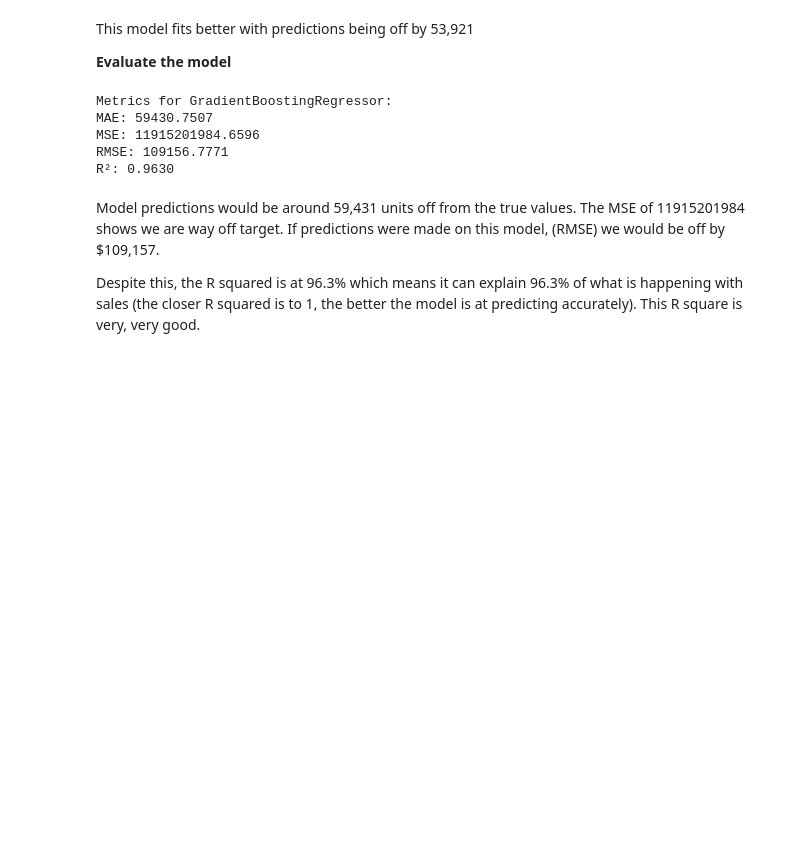
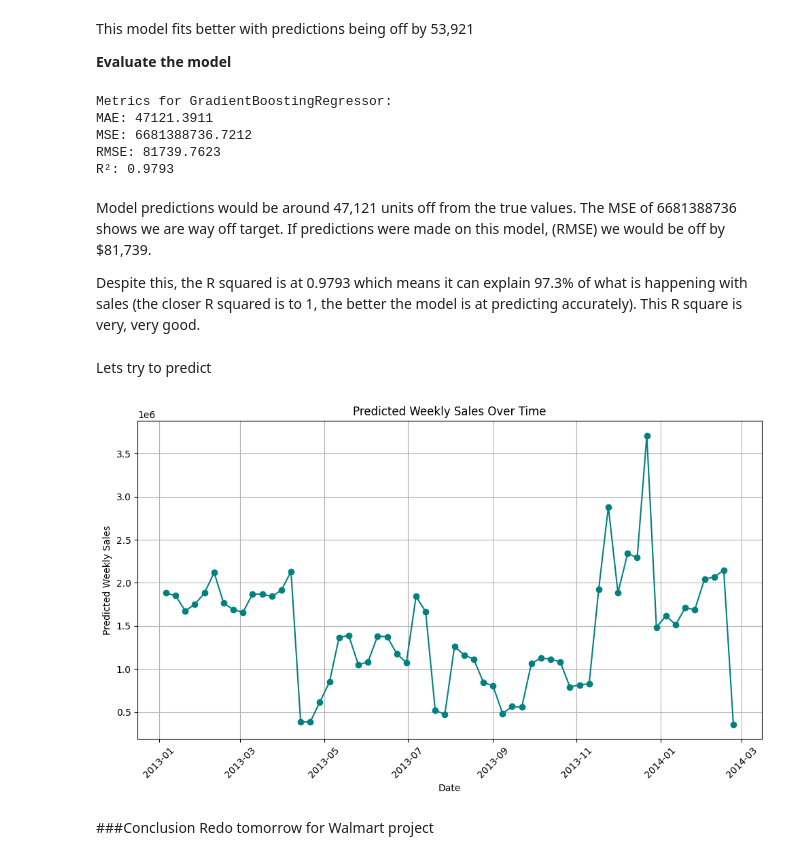
Before and after one commit to klbailey/ADA, a Jupyter notebook: Walmart_Demand_Forecasting_Final_Project_2ipynb.ipynb, the cells around one changed output. Saved outputs shown, nothing was run; the diff lists cells and outputs as text; code cells hidden in the pictures; blank space fills up the shorter version.

Commit message:
Walmart Demand Forecasting Final Project 2

```diff
--- a/Walmart_Demand_Forecasting_Final_Project_2ipynb.ipynb
+++ b/Walmart_Demand_Forecasting_Final_Project_2ipynb.ipynb
@@ -786,6 +785,12 @@ This model fits better with predictions being off by 53,921
 
 **Evaluate the model**
 # %%
+# Extract the best model from RandomizedSearchCV
+best_gbr = random_search.best_estimator_
+
+# Make predictions on the test set
+y_pred = best_gbr.predict(X_test)
+
 # Calculate MAE, MSE, RMSE
 mae = mean_absolute_error(y_test, y_pred)
 mse = mean_squared_error(y_test, y_pred)
@@ -802,11 +807,65 @@ print(f"RMSE: {rmse:.4f}")
 print(f"R²: {r2:.4f}")
 # %% [output]
 Metrics for GradientBoostingRegressor:
-MAE: 59430.7507
-MSE: 11915201984.6596
-RMSE: 109156.7771
-R²: 0.9630
+MAE: 47121.3911
+MSE: 6681388736.7212
+RMSE: 81739.7623
+R²: 0.9793
 # %% [markdown]
-Model predictions would be around 59,431 units off from the true values. The MSE of 11915201984 shows we are way off target. If predictions were made on this model, (RMSE) we would be off by $109,157.
+Model predictions would be around 47,121 units off from the true values. The MSE of 6681388736 shows we are way off target. If predictions were made on this model, (RMSE) we would be off by $81,739.
 
-Despite this, the R squared is at 96.3% which means it can explain 96.3% of what is happening with sales (the closer R squared is to 1, the better the model is at predicting accurately). This R square is very, very good.
+Despite this, the R squared is at 0.9793 which means it can explain 97.3% of what is happening with sales (the closer R squared is to 1, the better the model is at predicting accurately). This R square is very, very good.
+# %% [markdown]
+Lets try to predict
+# %%
+import pandas as pd
+import numpy as np
+from sklearn.ensemble import GradientBoostingRegressor
+
+# Define features used in training
+selected_features = ['Store', 'CPI', 'Unemployment', 'Month', 'WeekOfYear']
+
+# Define average values for economic indicators for future predictions
+average_cpi = df['CPI'].mean()
+average_unemployment = df['Unemployment'].mean()
+average_month = df['Month'].mean()
+average_week_of_year = df['WeekOfYear'].mean()
+
+# Define the start date for future predictions
+start_date = pd.Timestamp('2013-01-01')
+
+# Generate future dates for 3-5 years
+future_dates = pd.date_range(start=start_date, periods=60, freq='W')
+
+# Create future_data DataFrame
+future_data = pd.DataFrame({
+    'Date': future_dates,
+    'Store': np.tile(np.arange(1, 46), len(future_dates) // 45 + 1)[:len(future_dates)],  # Repeat store numbers for future dates
+    'CPI': np.tile(average_cpi, len(future_dates)),
+    'Unemployment': np.tile(average_unemployment, len(future_dates)),
+    'Month': future_dates.month,
+    'WeekOfYear': future_dates.isocalendar().week
+})
+
+# Predict weekly sales for future_data using the best model
+predicted_sales = best_gbr.predict(future_data[selected_features])
+
+# Add predicted sales to future_data DataFrame
+future_data['Predicted_Weekly_Sales'] = predicted_sales
+
+# Optional: Plot predicted weekly sales over time
+import matplotlib.pyplot as plt
+
+plt.figure(figsize=(10, 6))
+plt.plot(future_data['Date'], future_data['Predicted_Weekly_Sales'], color='teal', marker='o', linestyle='-')
+plt.title('Predicted Weekly Sales Over Time')
+plt.xlabel('Date')
+plt.ylabel('Predicted Weekly Sales')
+plt.grid(True)
+plt.xticks(rotation=45)
+plt.tight_layout()
+plt.show()
+# %% [output]
+[figure, added]
+# %% [markdown]
+###Conclusion Redo tomorrow for Walmart project
```
Also changed, not shown: parts of 7 cells of this notebook.
